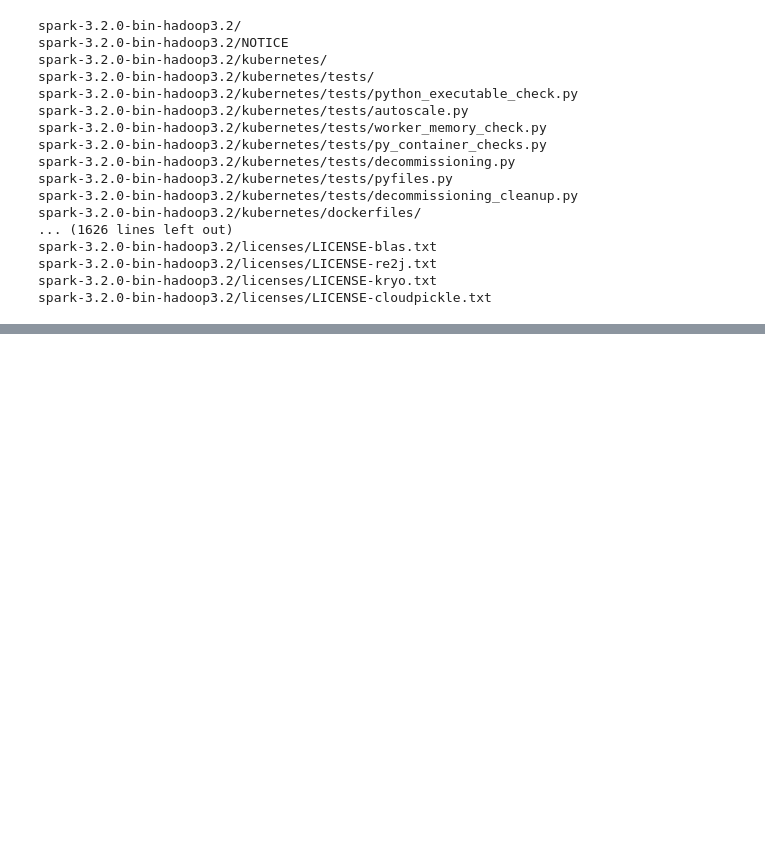
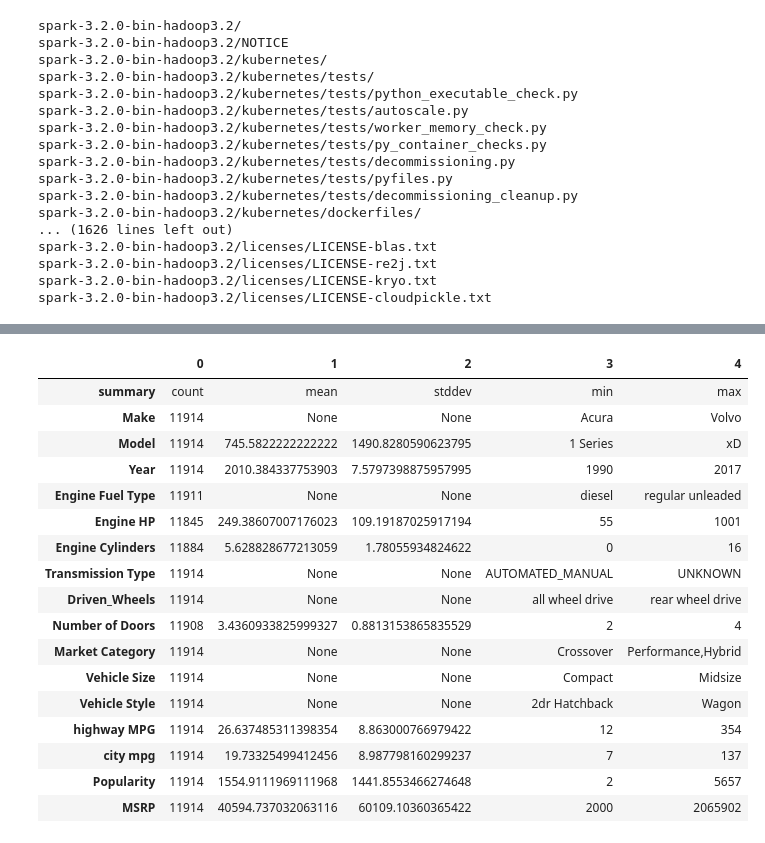
Before and after one commit to sksundaram-learning/pyspark-colab, a Jupyter notebook: pyspark.ipynb, the cells around one changed output, grey strips where cells are left out. Saved outputs shown, nothing was run; the diff lists cells and outputs as text; code cells hidden in the pictures; blank space fills up the shorter version.

```diff
--- a/pyspark.ipynb
+++ b/pyspark.ipynb
@@ -40,3 +46,6 @@ from pyspark.ml.evaluation import RegressionEvaluator
 from pyspark.ml.tuning import ParamGridBuilder
 
 sc = SparkSession.builder.master("local[*]").getOrCreate()
+
+data= sc.read.csv("data.csv", inferSchema=True, header=True)
+data.printSchema()
@@ -42,0 +70,21 @@ sc = SparkSession.builder.master("local[*]").getOrCreate()
+# %%
+data.describe().toPandas().transpose()
+# %% [output]
+|  | 0 | 1 | 2 | 3 | 4 |
+| summary | count | mean | stddev | min | max |
+| Make | 11914 | None | None | Acura | Volvo |
+| Model | 11914 | 745.5822222222222 | 1490.8280590623795 | 1 Series | xD |
+| Year | 11914 | 2010.384337753903 | 7.5797398875957995 | 1990 | 2017 |
+| Engine Fuel Type | 11911 | None | None | diesel | regular unleaded |
+| Engine HP | 11845 | 249.38607007176023 | 109.19187025917194 | 55 | 1001 |
+| Engine Cylinders | 11884 | 5.628828677213059 | 1.78055934824622 | 0 | 16 |
+| Transmission Type | 11914 | None | None | AUTOMATED_MANUAL | UNKNOWN |
+| Driven_Wheels | 11914 | None | None | all wheel drive | rear wheel drive |
+| Number of Doors | 11908 | 3.4360933825999327 | 0.8813153865835529 | 2 | 4 |
+| Market Category | 11914 | None | None | Crossover | Performance,Hybrid |
+| Vehicle Size | 11914 | None | None | Compact | Midsize |
+| Vehicle Style | 11914 | None | None | 2dr Hatchback | Wagon |
+| highway MPG | 11914 | 26.637485311398354 | 8.863000766979422 | 12 | 354 |
+| city mpg | 11914 | 19.73325499412456 | 8.987798160299237 | 7 | 137 |
+| Popularity | 11914 | 1554.9111969111968 | 1441.8553466274648 | 2 | 5657 |
+| MSRP | 11914 | 40594.737032063116 | 60109.10360365422 | 2000 | 2065902 |
```
Also changed, not shown: parts of 3 cells of this notebook.
